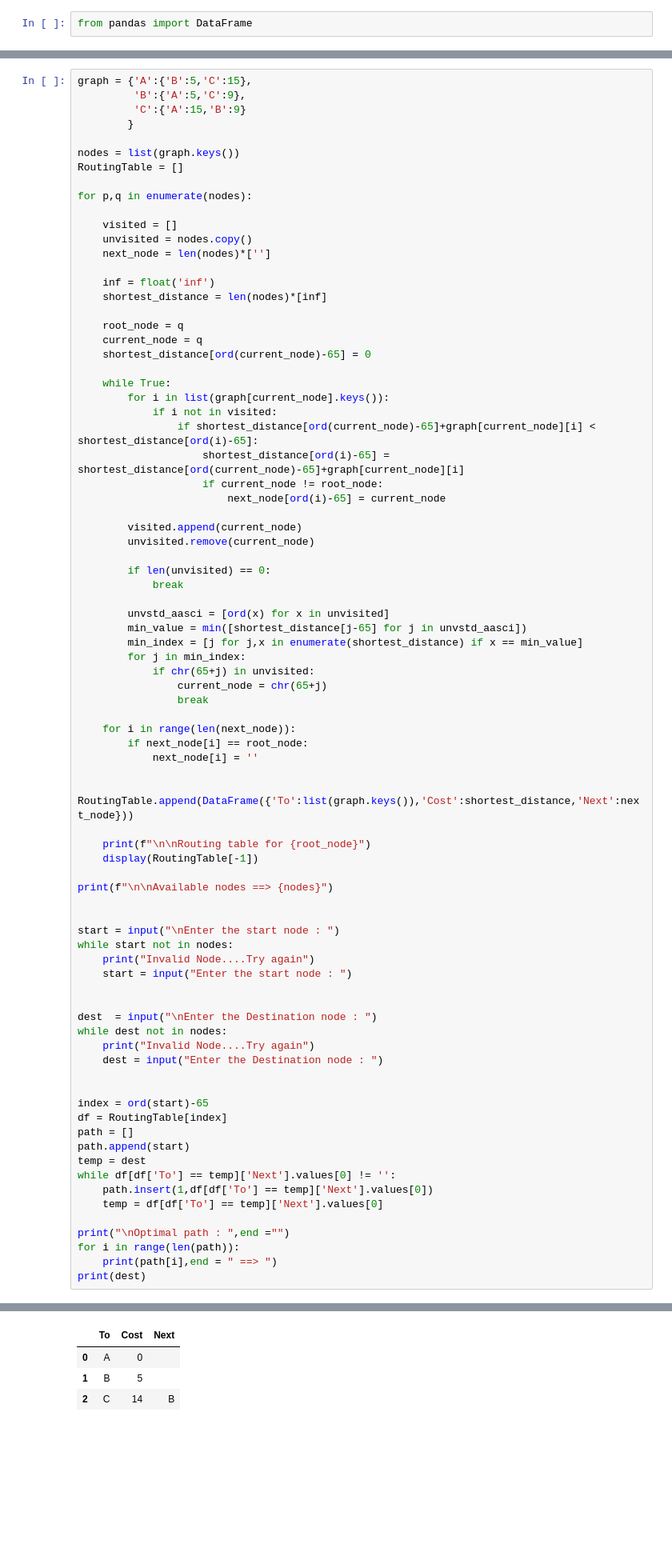
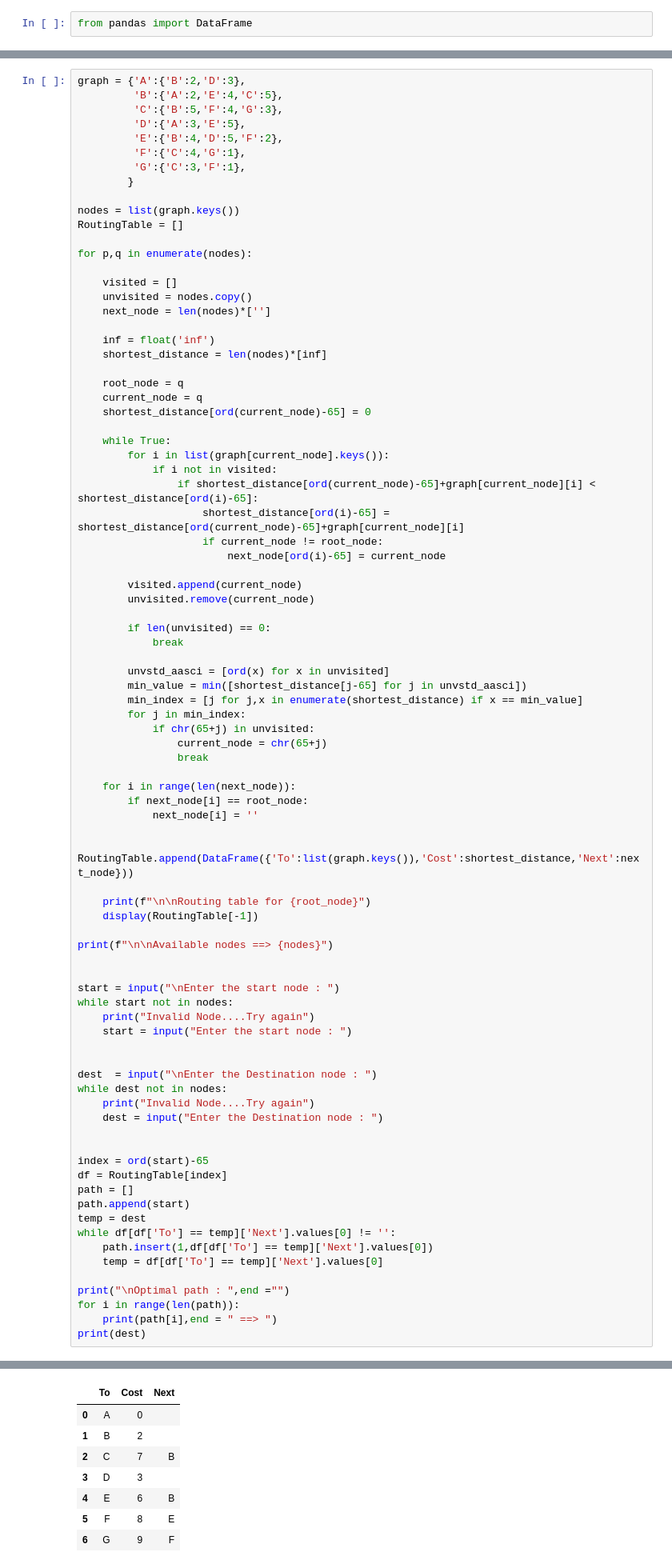
Before and after one commit to PrashanthSingaravelan/winter_semester, a Jupyter notebook: CSI2007 Data Communication and Network/tharun assignments/LAB DA 4.ipynb, the cells around one changed output, grey strips where cells are left out. Shown: that part at 80% size. Saved outputs shown, nothing was run; the diff lists cells and outputs as text; blank space fills up the shorter version.

```diff
--- a/CSI2007 Data Communication and Network/tharun assignments/LAB DA 4.ipynb
+++ b/CSI2007 Data Communication and Network/tharun assignments/LAB DA 4.ipynb
@@ -13,7 +23,11 @@ from pandas import DataFrame
 # %%
-graph = {'A':{'B':5,'C':15},
-         'B':{'A':5,'C':9},
-         'C':{'A':15,'B':9}
+graph = {'A':{'B':2,'D':3},
+         'B':{'A':2,'E':4,'C':5},
+         'C':{'B':5,'F':4,'G':3},
+         'D':{'A':3,'E':5},
+         'E':{'B':4,'D':5,'F':2},
+         'F':{'C':4,'G':1},
+         'G':{'C':3,'F':1},
         }
 
 nodes = list(graph.keys())
@@ -68,34 +82,38 @@ print(f"\n\nAvailable nodes ==> {nodes}")
 
 start = input("\nEnter the start node : ")
 while start not in nodes:
     print("Invalid Node....Try again")
     start = input("Enter the start node : ")
 
 
 dest  = input("\nEnter the Destination node : ")
 while dest not in nodes:
     print("Invalid Node....Try again")
     dest = input("Enter the Destination node : ")
 
 
 index = ord(start)-65
 df = RoutingTable[index]
 path = []
 path.append(start)
 temp = dest
 while df[df['To'] == temp]['Next'].values[0] != '':
     path.insert(1,df[df['To'] == temp]['Next'].values[0])
     temp = df[df['To'] == temp]['Next'].values[0]
 
 print("\nOptimal path : ",end ="")
 for i in range(len(path)):
     print(path[i],end = " ==> ")
 print(dest)
 # %% [output]
 Routing table for A
 |  | To | Cost | Next |
 | 0 | A | 0 |  |
-| 1 | B | 5 |  |
-| 2 | C | 14 | B |
+| 1 | B | 2 |  |
+| 2 | C | 7 | B |
+| 3 | D | 3 |  |
+| 4 | E | 6 | B |
+| 5 | F | 8 | E |
+| 6 | G | 9 | F |
 Routing table for B
 |  | To | Cost | Next |
```
Also changed, not shown: parts of 9 cells of this notebook, 3 other files.
